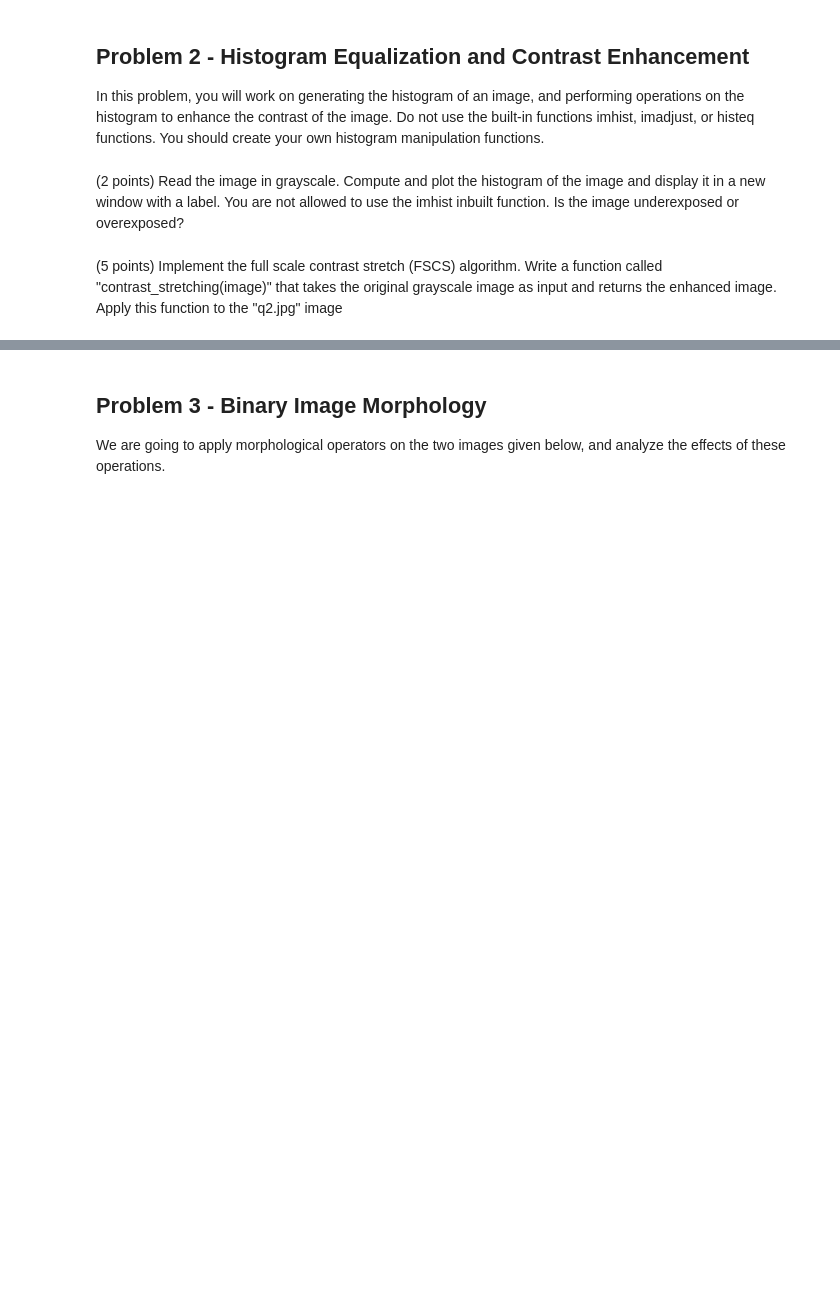
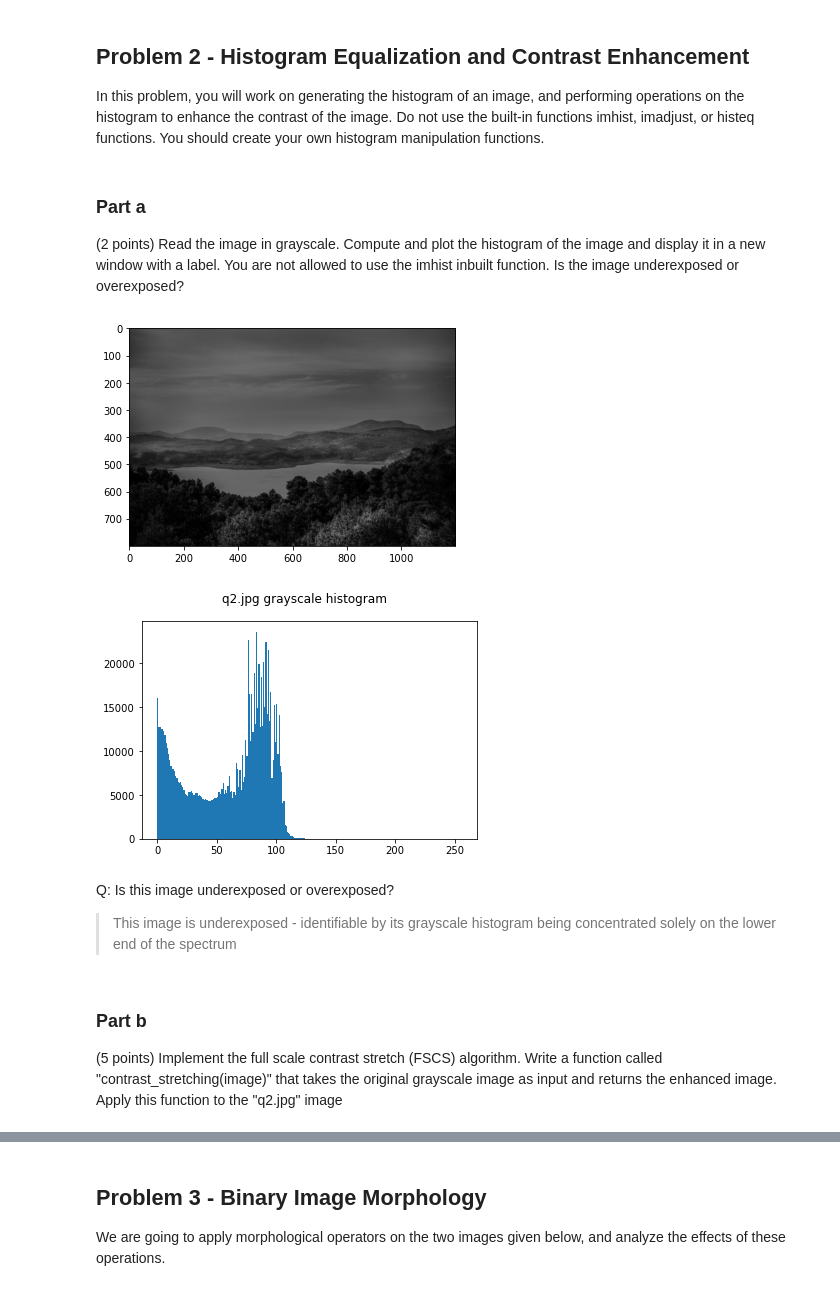
Before and after one commit to JacksonPaull/fa2023, a Jupyter notebook: Image Processing/Homework 1/hw1.ipynb, the cells around one changed output, grey strips where cells are left out. Saved outputs shown, nothing was run; the diff lists cells and outputs as text; code cells hidden in the pictures; blank space fills up the shorter version.

```diff
--- a/Image Processing/Homework 1/hw1.ipynb
+++ b/Image Processing/Homework 1/hw1.ipynb
@@ -232,10 +235,31 @@ operations on the histogram to enhance the contrast of the image. Do not use the
 functions imhist, imadjust, or histeq functions. You should create your own histogram
 manipulation functions.
 # %% [markdown]
+### Part a
+
 (2 points) Read the image in grayscale. Compute and plot the histogram of the image
 and display it in a new window with a label. You are not allowed to use the imhist inbuilt
 function. Is the image underexposed or overexposed?
+# %%
+_q2 = Image.open('./images/q2.jpg')
+_q2.load()
+
+q2 = np.asarray(_q2, dtype='int32')
+plt.imshow(q2)
+
+plt.figure()
+plt.suptitle('q2.jpg grayscale histogram')
+plt.hist(q2[:,:,0].reshape(-1), bins=256, range=(0,256)) # Plot histogram
+plt.show()
+# %% [output]
+[figure, added]
+[figure, added]
+# %% [markdown]
+Q: Is this image underexposed or overexposed?
+> This image is underexposed - identifiable by its grayscale histogram being concentrated solely on the lower end of the spectrum
 # %% [markdown]
+### Part b
+
 (5 points) Implement the full scale contrast stretch (FSCS) algorithm. Write a function
 called "contrast_stretching(image)" that takes the original grayscale image as input and
 returns the enhanced image. Apply this function to the "q2.jpg" image
```
Also changed, not shown: parts of 26 cells of this notebook.
